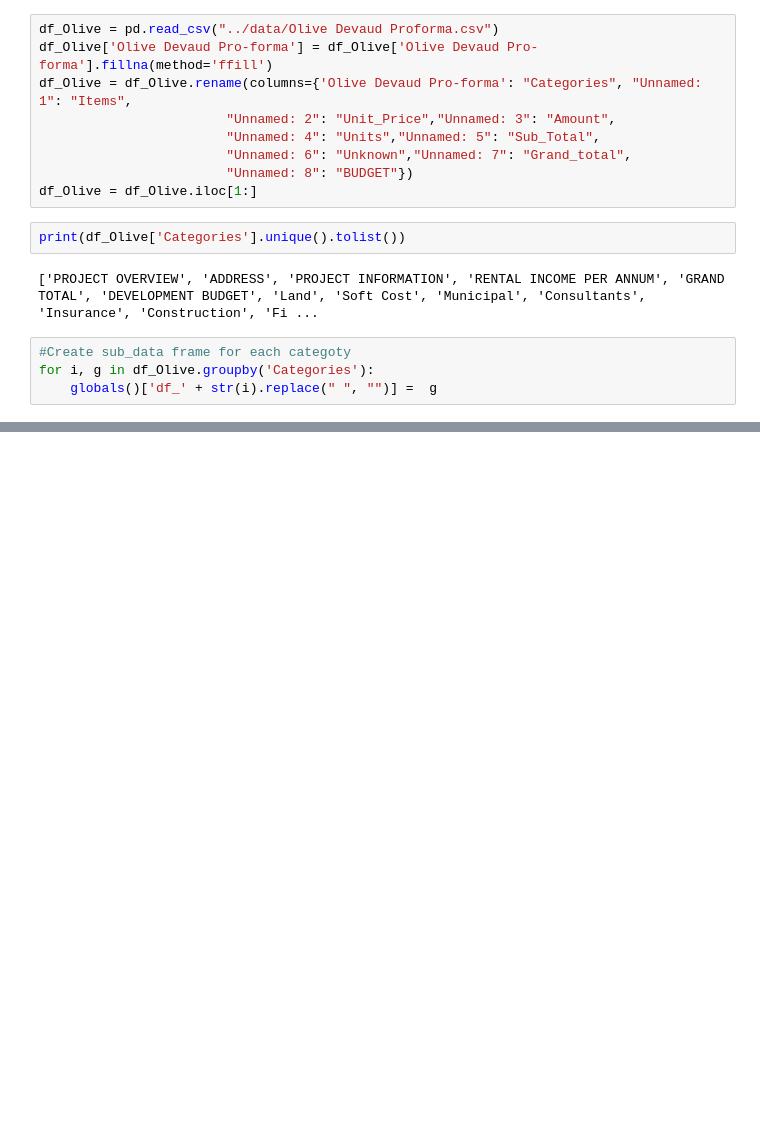
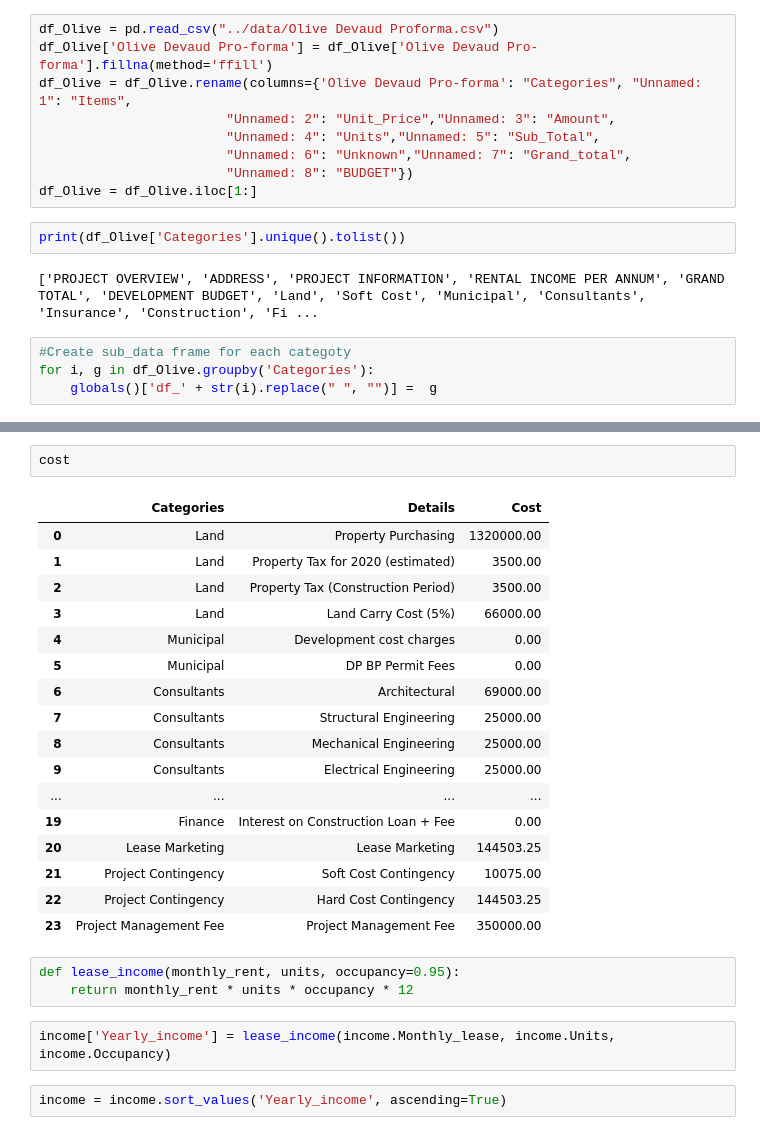
Before and after one commit to Boson-data-solution/ATL-Financial-Viz, a Jupyter notebook: eda/EDA.ipynb, the cells around one changed output, grey strips where cells are left out. Saved outputs shown, nothing was run; the diff lists cells and outputs as text; blank space fills up the shorter version.

```diff
--- a/eda/EDA.ipynb
+++ b/eda/EDA.ipynb
@@ -124,0 +127,27 @@ df_RENTALINCOMEPERANNUM
+# %%
+cost
+# %% [output]
+|  | Categories | Details | Cost |
+| 0 | Land | Property Purchasing | 1320000.00 |
+| 1 | Land | Property Tax for 2020 (estimated) | 3500.00 |
+| 2 | Land | Property Tax (Construction Period) | 3500.00 |
+| 3 | Land | Land Carry Cost (5%) | 66000.00 |
+| 4 | Municipal | Development cost charges | 0.00 |
+| 5 | Municipal | DP BP Permit Fees | 0.00 |
+| 6 | Consultants | Architectural | 69000.00 |
+| 7 | Consultants | Structural Engineering | 25000.00 |
+| 8 | Consultants | Mechanical Engineering | 25000.00 |
+| 9 | Consultants | Electrical Engineering | 25000.00 |
+| ... | ... | ... | ... |
+| 19 | Finance | Interest on Construction Loan + Fee | 0.00 |
+| 20 | Lease Marketing | Lease Marketing | 144503.25 |
+| 21 | Project Contingency | Soft Cost Contingency | 10075.00 |
+| 22 | Project Contingency | Hard Cost Contingency | 144503.25 |
+| 23 | Project Management Fee | Project Management Fee | 350000.00 |
+# %%
+def lease_income(monthly_rent, units, occupancy=0.95):
+    return monthly_rent * units * occupancy * 12
+# %%
+income['Yearly_income'] = lease_income(income.Monthly_lease, income.Units, income.Occupancy)
+# %%
+income = income.sort_values('Yearly_income', ascending=True)
```
Also changed, not shown: parts of 11 cells of this notebook, 3 other files.
